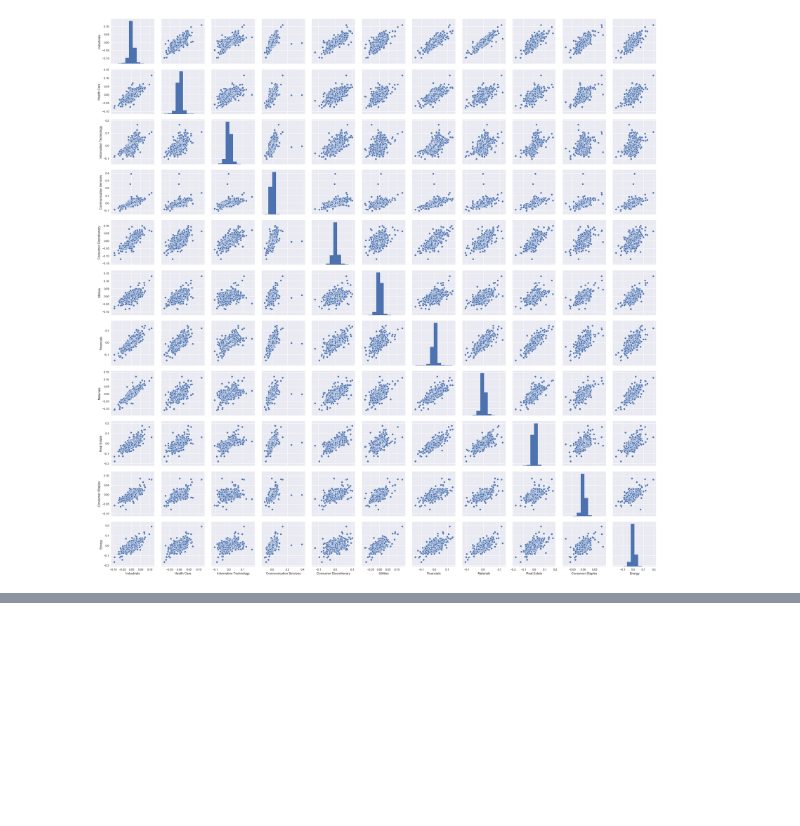
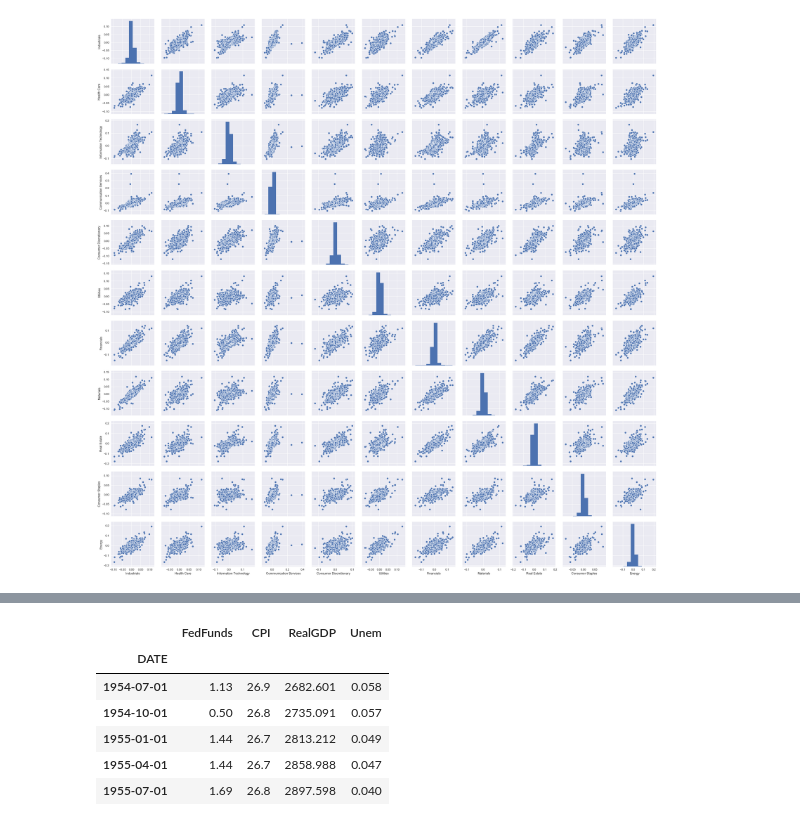
Before and after one commit to dominic-m/Data-Science-and-Machine-Learning-Portfolio, a Jupyter notebook: Stocks and Sectors Analysis.ipynb, the cells around one changed output, grey strips where cells are left out. Drawn from its saved outputs; the diff is of its cells as text; code cells hidden in the pictures; blank space fills up the shorter version.

```diff
--- a/Stocks and Sectors Analysis.ipynb
+++ b/Stocks and Sectors Analysis.ipynb
@@ -247,0 +285,4 @@ sector_prices.pct_change().corr()
+# %%
+cpi = pd.read_csv('Gov Data/CPI.csv', index_col = 0)
+cpi.index = pd.to_datetime(cpi.index)
+cpi.head()
@@ -247,0 +297,4 @@ sector_prices.pct_change().corr()
+# %%
+gdp = pd.read_csv('Gov Data/RealGDP.csv', index_col = 0)
+gdp.index = pd.to_datetime(gdp.index)
+gdp.head()
@@ -247,0 +309,4 @@ sector_prices.pct_change().corr()
+# %%
+fedfunds = pd.read_csv('Gov Data/FedFunds.csv', index_col = 0)
+fedfunds.index = pd.to_datetime(fedfunds.index)
+fedfunds.head()
@@ -247,0 +321,4 @@ sector_prices.pct_change().corr()
+# %%
+unem_rate = pd.read_csv('Gov Data/UnemploymentRate.csv', index_col = 0) / 100
+unem_rate.index = pd.to_datetime(unem_rate.index)
+unem_rate.head()
@@ -247,0 +333,12 @@ sector_prices.pct_change().corr()
+# %%
+gov_data = fedfunds.join(cpi).join(gdp).join(unem_rate).dropna()
+gov_data.columns = ['FedFunds', 'CPI', 'RealGDP', 'Unem']
+gov_data.head()
+# %% [output]
+|  | FedFunds | CPI | RealGDP | Unem |
+| DATE |  |  |  |  |
+| 1954-07-01 | 1.13 | 26.9 | 2682.601 | 0.058 |
+| 1954-10-01 | 0.50 | 26.8 | 2735.091 | 0.057 |
+| 1955-01-01 | 1.44 | 26.7 | 2813.212 | 0.049 |
+| 1955-04-01 | 1.44 | 26.7 | 2858.988 | 0.047 |
+| 1955-07-01 | 1.69 | 26.8 | 2897.598 | 0.040 |
```
Also changed, not shown: parts of 17 cells of this notebook, 1 other file.
